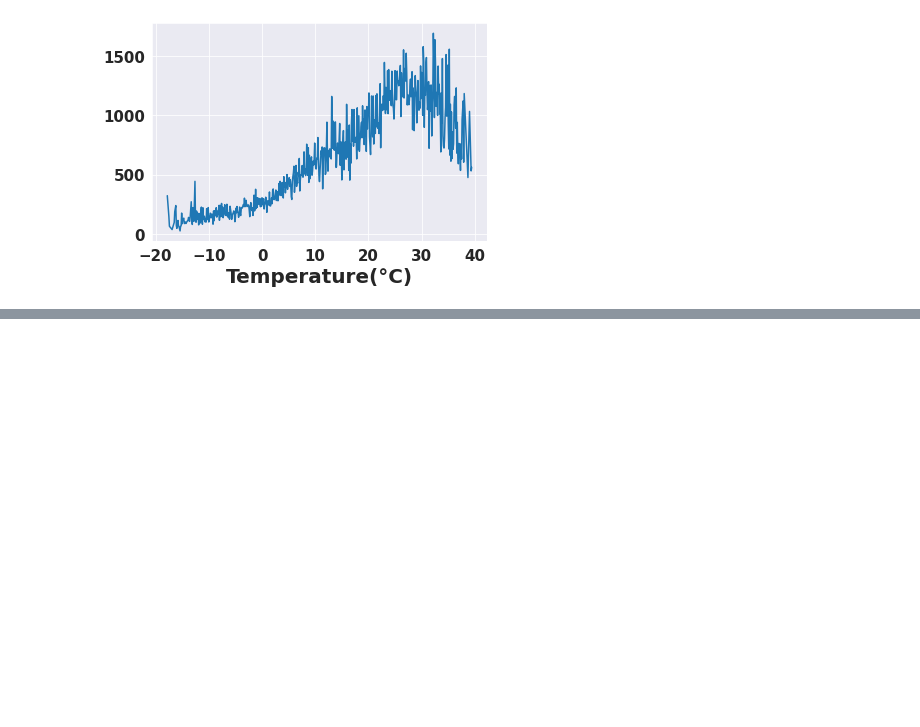
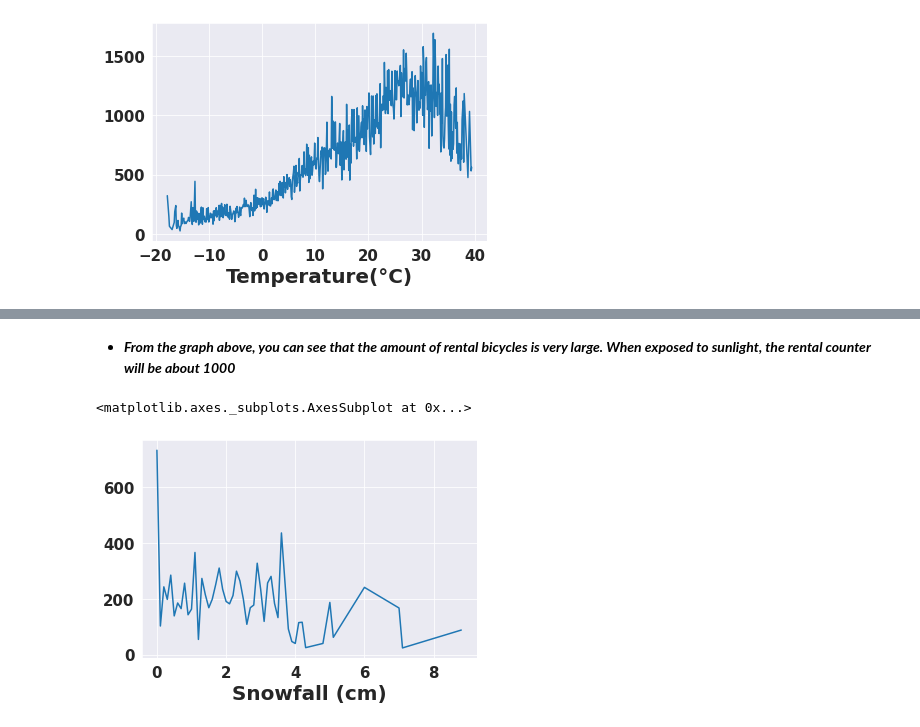
Before and after one commit to yashwany/Bike-Sharing-Demand-Prediction, a Jupyter notebook: Capstone_project_Bike_Sharing_Demand_Prediction.ipynb, the cells around one changed output, grey strips where cells are left out. Cells and saved outputs as stored; diff of their text form; code cells hidden in the pictures; blank space fills up the shorter version.

```diff
--- a/Capstone_project_Bike_Sharing_Demand_Prediction.ipynb
+++ b/Capstone_project_Bike_Sharing_Demand_Prediction.ipynb
@@ -589,0 +606,8 @@ df.groupby('Temperature(°C)').mean()['Rented Bike Count'].plot()
+# %% [markdown]
+* ***From the graph above, you can see that the amount of rental bicycles is very large. When exposed to sunlight, the rental counter will be about 1000***
+# %%
+#print the plot to analyze the relationship between "Rented_Bike_Count" and "Snowfall"
+df.groupby('Snowfall (cm)').mean()['Rented Bike Count'].plot()
+# %% [output]
+<matplotlib.axes._subplots.AxesSubplot at 0x...>
+[figure, added]
```
Also changed, not shown: parts of 34 cells of this notebook.
